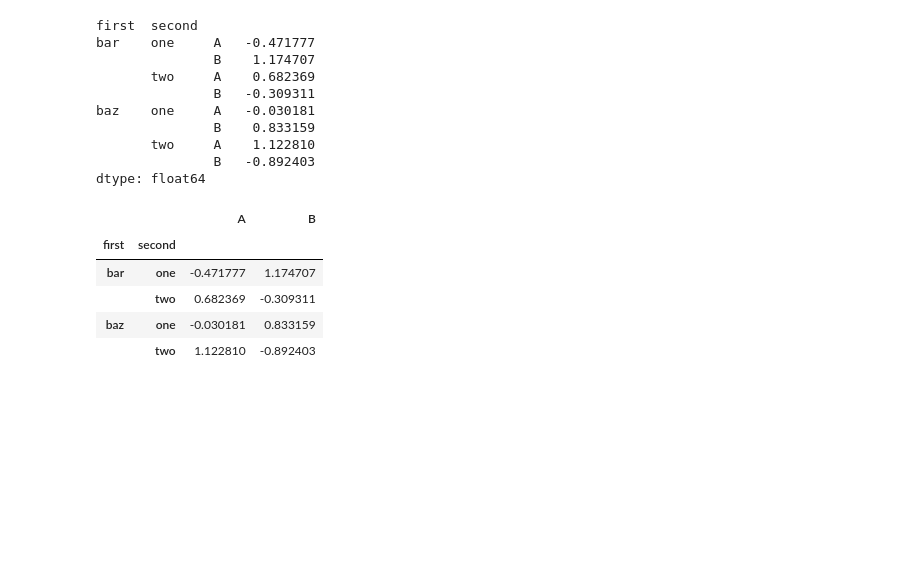
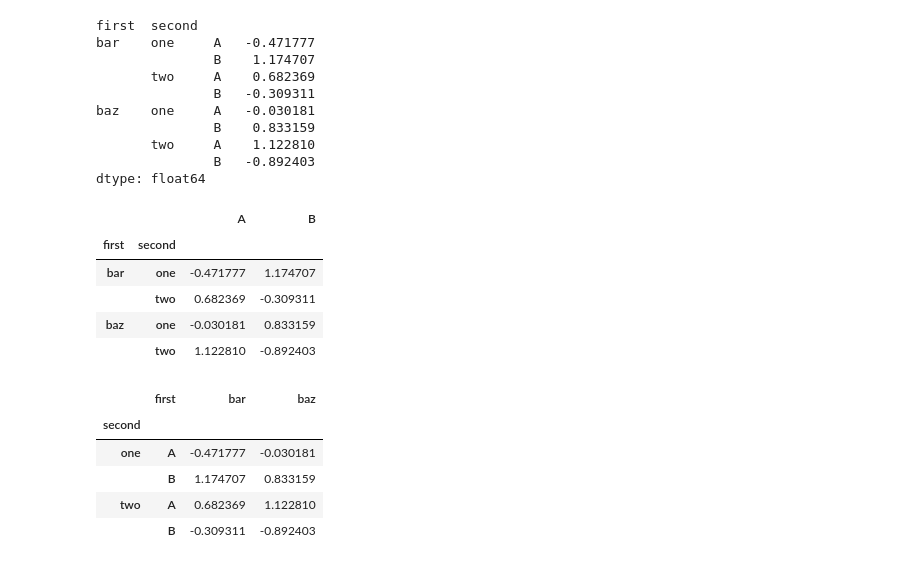
Before and after one commit to Guilehm/notebooks, a Jupyter notebook: basics_of_pandas.ipynb, the cells around one changed output. Cells and saved outputs as stored; diff of their text form; code cells hidden in the pictures; blank space fills up the shorter version.

Commit message:
Use different unstack forms

```diff
--- a/basics_of_pandas.ipynb
+++ b/basics_of_pandas.ipynb
@@ -493,3 +493,12 @@ stacked.unstack()
 |  | two | 0.682369 | -0.309311 |
 | baz | one | -0.030181 | 0.833159 |
 |  | two | 1.122810 | -0.892403 |
+# %%
+stacked.unstack(0)
+# %% [output]
+|  | first | bar | baz |
+| second |  |  |  |
+| one | A | -0.471777 | -0.030181 |
+|  | B | 1.174707 | 0.833159 |
+| two | A | 0.682369 | 1.122810 |
+|  | B | -0.309311 | -0.892403 |
```
Also changed, not shown: parts of 2 cells of this notebook.
